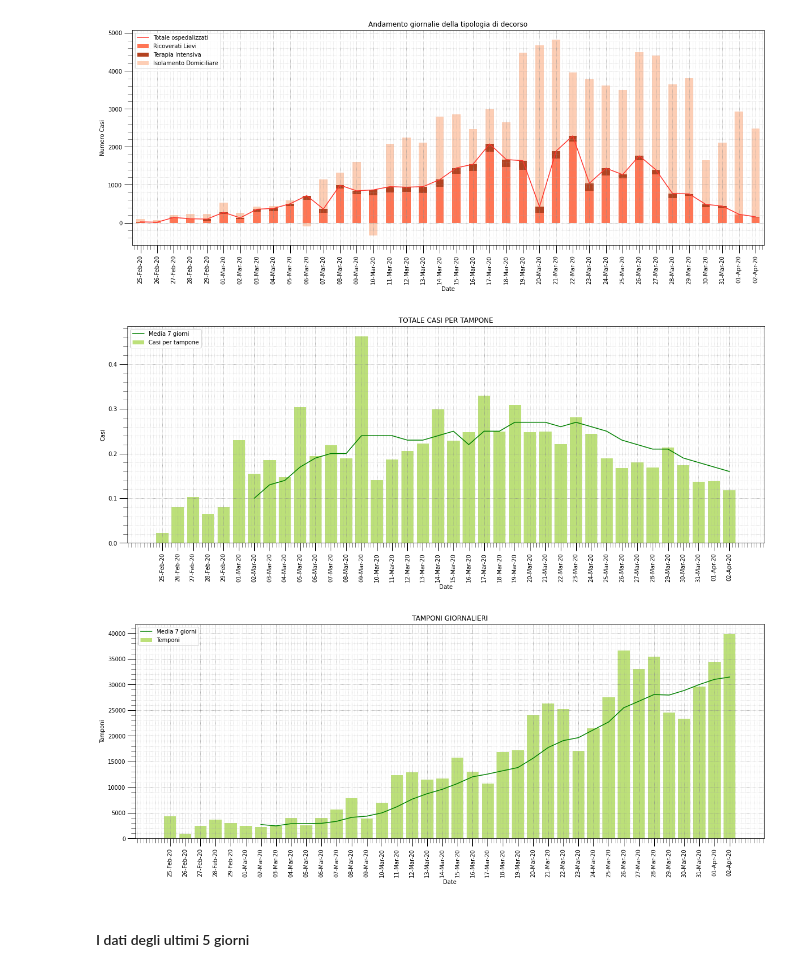
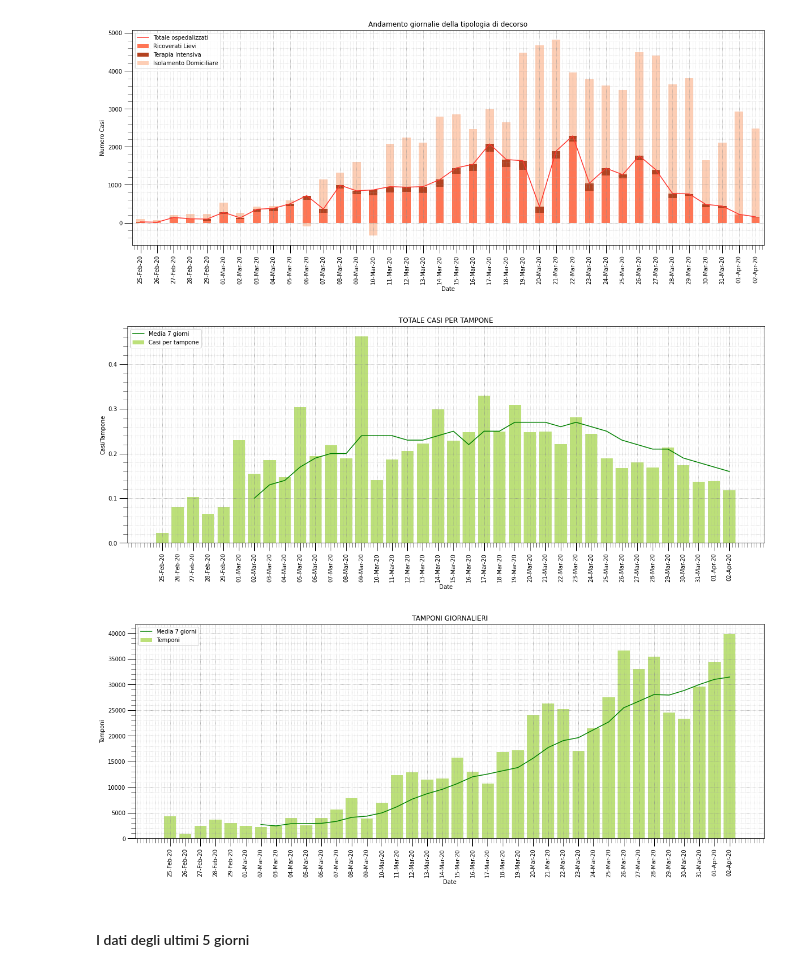
Before and after one commit to pasalino/Covid-19-PyAnalysis, a Jupyter notebook: Covid-19.ipynb, the cells around one changed output. Cells and saved outputs as stored; diff of their text form; code cells hidden in the pictures.

Commit message:
swabs plot

```diff
--- a/Covid-19.ipynb
+++ b/Covid-19.ipynb
@@ -270,35 +270,35 @@ beautify_graph(aw)
 # %%
 fig, ax = plt.subplots()
 
 casi_tampone = incremental_data['totale_casi']/incremental_data['tamponi']
 
 media_7_giorni =casi_tampone.rolling(7).mean().round(2)
 
 
 plt.plot(incremental_data['data'], media_7_giorni, color=COL_AVG, label='Media 7 giorni')
 
 ax.bar(incremental_data['data'], incremental_data['totale_casi']/incremental_data['tamponi'], label='Casi per tampone', color=COL_TAMPONI)
 
 ax.set_xticklabels(incremental_data['data'], rotation=90)
 ax.set_title("TOTALE CASI PER TAMPONE")
-ax.set_ylabel('Casi')
+ax.set_ylabel('Casi/Tampone')
 beautify_graph(ax)
 
 fig, ax = plt.subplots()
 tamponi = incremental_data['tamponi']
 
 media_7_giorni =tamponi.rolling(7).mean().round(2)
 
 plt.plot(incremental_data['data'], media_7_giorni, color=COL_AVG, label='Media 7 giorni')
 
 ax.bar(incremental_data['data'], tamponi, label='Temponi', color=COL_TAMPONI)
 
 ax.set_xticklabels(incremental_data['data'], rotation=90)
 ax.set_title("TAMPONI GIORNALIERI")
 ax.set_ylabel('Tamponi')
 beautify_graph(ax)
 # %% [output]
-[figure, old version]
+[figure, new version]
 [figure]
 # %% [markdown]
 #### I dati degli ultimi 5 giorni
```
Also changed, not shown: parts of 5 cells of this notebook, 1 other file.
